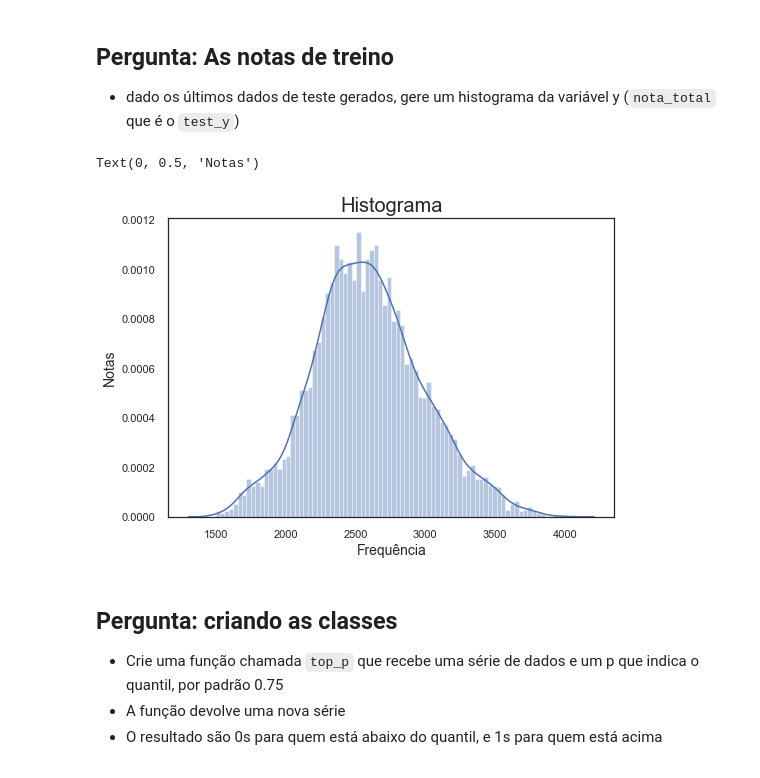
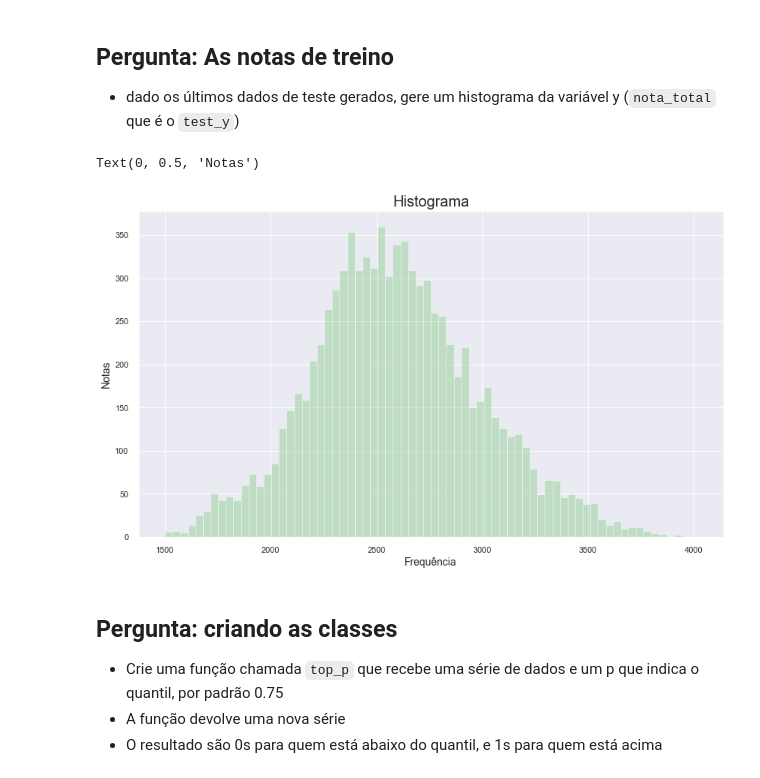
Before and after one commit to AndreMTolentino/Formacao_ML_Alura, a Jupyter notebook: Formação Machine Learning - Projeto Alura.ipynb, the cells around one changed output. Saved outputs shown, nothing was run; the diff lists cells and outputs as text; code cells hidden in the pictures.

```diff
--- a/Formação Machine Learning - Projeto Alura.ipynb
+++ b/Formação Machine Learning - Projeto Alura.ipynb
@@ -235,11 +228,17 @@ enem.sort_values(by = 'nota_total', ascending = False)['nota_total'][0:5]
 1370537   4211.500
 167096    4209.900
 Name: nota_total, dtype: float64
+# %%
+# Definindo palheta de cores
+sns.set_style("darkgrid")
+sns.set_palette("Accent")
 # %%
 # solução histograma e descrição
+sns.set(font_scale = 1.0)
 
-ax = sns.distplot(enem['nota_total'], bins = 80, norm_hist=False)
+ax = sns.distplot(enem['nota_total'], bins = 80, norm_hist=False, kde = False)
+ax.figure.set_size_inches(14, 8)
 ax.set_title('Histograma', fontsize=20)
-ax.set_xlabel('Frequência', fontsize=14)
-ax.set_ylabel('Notas', fontsize=14)
+ax.set_xlabel('Notas', fontsize=14)
+ax.set_ylabel('Frequência', fontsize=14)
 # %% [output]
@@ -283,8 +282,9 @@ def eda_sample(enem):
     lista_desc_subconjunto_1 = [media, mediana, desvio_padrao]
     print(f'Observando o subcojunto, temos a média igual a {media :.3f}, mediana igual a {mediana :.3f}, desvio padrão igual a {desvio_padrao :.3f}')
     # plote o histograma da nota_total e mostre com plt.show()
-    plt.hist(enem_eda['nota_total'], density=True, bins = 80)
-    plt.ylabel('Densidade', fontsize = 14)
+    plt.figure(figsize = (14,8))
+    plt.hist(enem_eda['nota_total'], density=False, bins = 80)
+    plt.ylabel('Frequência', fontsize = 14)
     plt.xlabel('Notas', fontsize = 14)
     plt.title('Histograma Amostra 1%', fontsize = 20)
     plt.show()
@@ -872,17 +917,21 @@ Ao invés de usarmos uma regressão, tentaremos usar uma classificação! É com
 ## Pergunta: As notas de treino
 
 - dado os últimos dados de teste gerados, gere um histograma da variável y (`nota_total` que é o `test_y`)
+# %%
+# Definindo palheta de cores
+sns.set_style("darkgrid")
+sns.set_palette("Accent")
 # %%
 # solução: histograma
 
-
-ax = sns.distplot(test_y, bins = 80, norm_hist=False)
+plt.figure(figsize=(14, 8))
+ax = sns.distplot(test_y, bins = 70, norm_hist=False, kde=False)
 ax.set_title('Histograma', fontsize=20)
 ax.set_xlabel('Frequência', fontsize=14)
 ax.set_ylabel('Notas', fontsize=14)
 # %% [output]
 Text(0, 0.5, 'Notas')
-[figure, old version]
+[figure, new version]
 # %% [markdown]
 ## Pergunta: criando as classes
 
```
Also changed, not shown: parts of 52 cells of this notebook.
